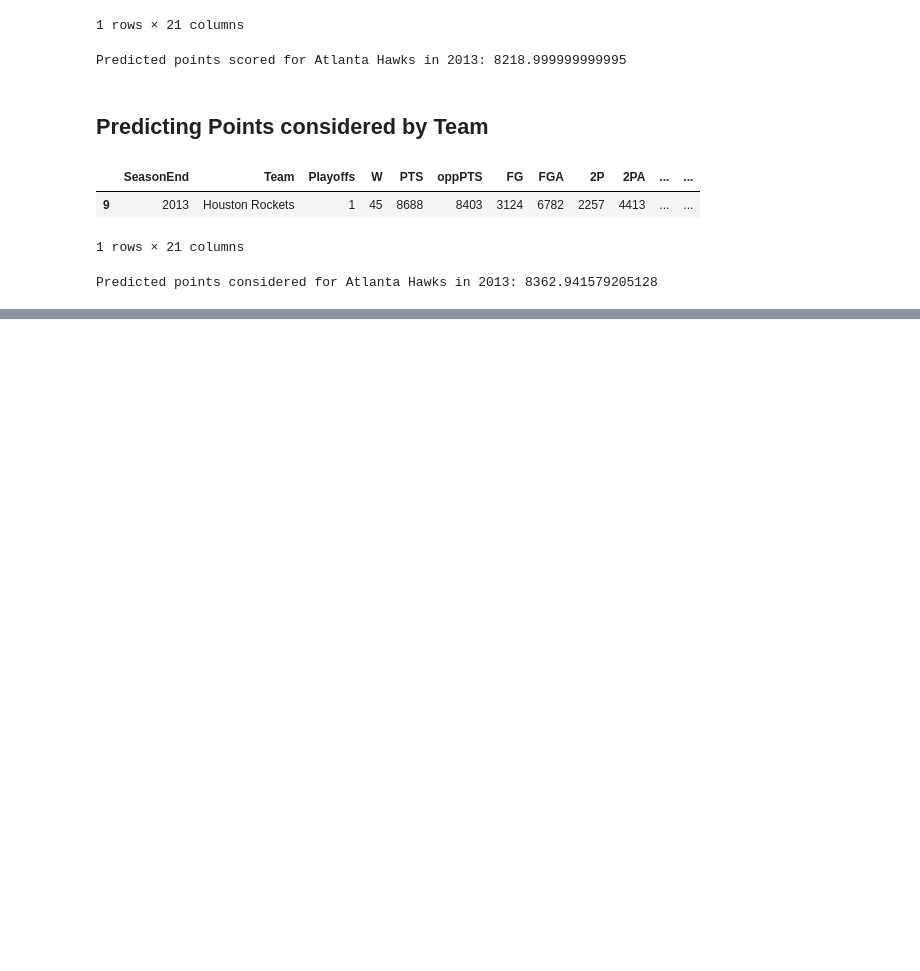
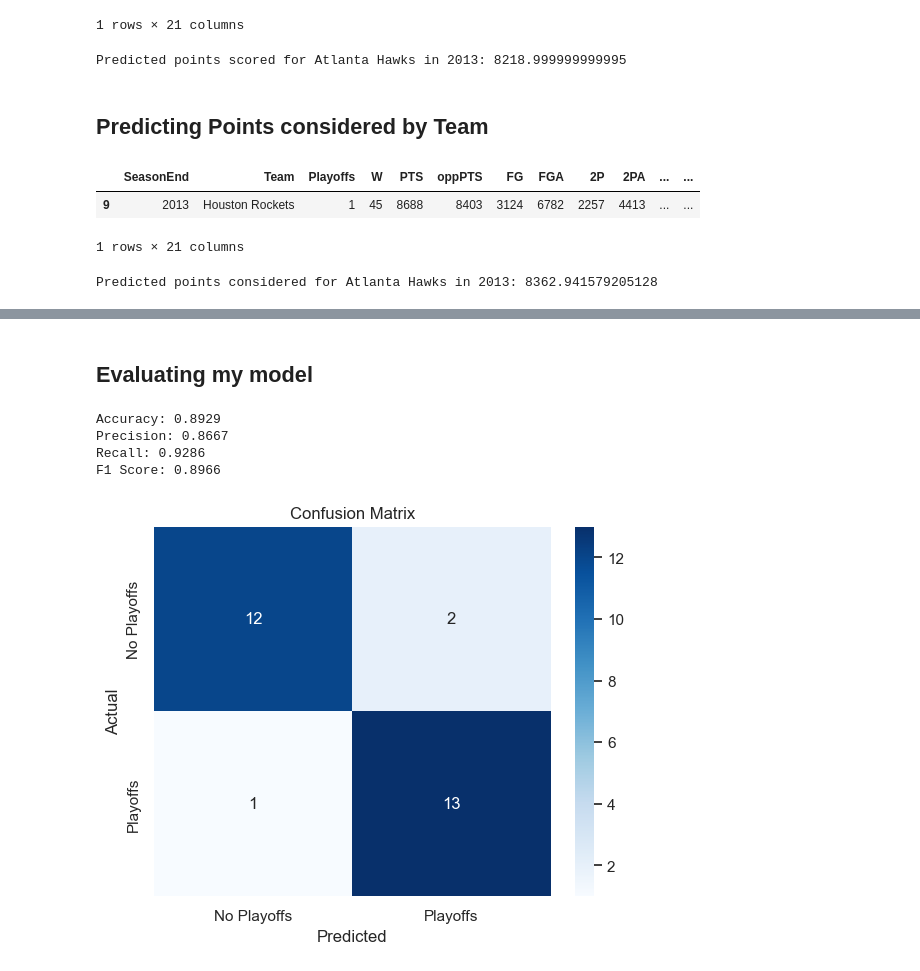
Before and after one commit to samihaque/my-2023-fall-data-science, a Jupyter notebook: Week-06-Regression/sami-Regression.ipynb, the cells around one changed output, grey strips where cells are left out. Saved outputs shown, nothing was run; the diff lists cells and outputs as text; code cells hidden in the pictures; blank space fills up the shorter version.

```diff
--- a/Week-06-Regression/sami-Regression.ipynb
+++ b/Week-06-Regression/sami-Regression.ipynb
@@ -662,0 +755,32 @@ Predicted points considered for Atlanta Hawks in 2013: 8362.941579205128
+# %% [markdown]
+## Evaluating my model
+# %%
+
+# Assuming y_true is the true playoff values for the test data
+y_true = df_test_team['Playoffs']
+
+# Calculate metrics
+accuracy = accuracy_score(y_true, binary_predictions)
+precision = precision_score(y_true, binary_predictions)
+recall = recall_score(y_true, binary_predictions)
+f1 = f1_score(y_true, binary_predictions)
+
+# Print metrics
+print(f"Accuracy: {accuracy:.4f}")
+print(f"Precision: {precision:.4f}")
+print(f"Recall: {recall:.4f}")
+print(f"F1 Score: {f1:.4f}")
+
+# Plot confusion matrix
+conf_matrix = confusion_matrix(y_true, binary_predictions)
+sns.heatmap(conf_matrix, annot=True, fmt='d', cmap='Greens', xticklabels=['No Playoffs', 'Playoffs'], yticklabels=['No Playoffs', 'Playoffs'])
+plt.xlabel('Predicted')
+plt.ylabel('Actual')
+plt.title('Confusion Matrix')
+plt.show()
+# %% [output]
+Accuracy: 0.8929
+Precision: 0.8667
+Recall: 0.9286
+F1 Score: 0.8966
+[figure, added]
```
Also changed, not shown: parts of 12 cells of this notebook, 2 other files.
